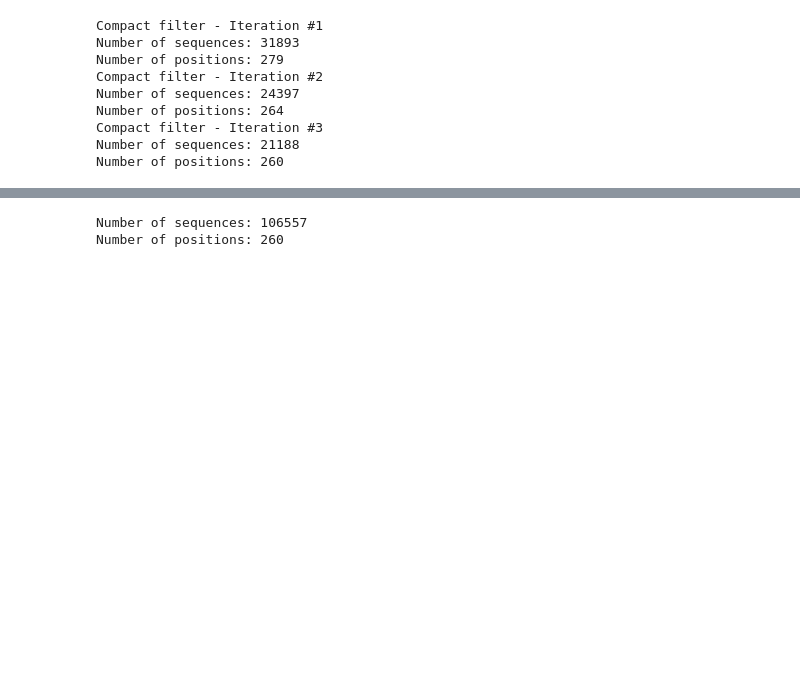
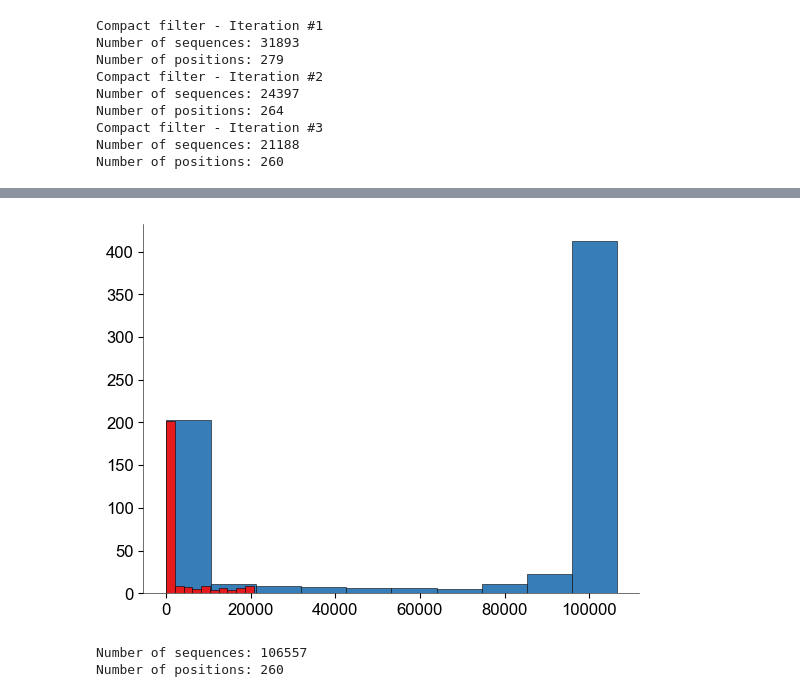
Before and after one commit to shoyip/SerProtAlign, a Jupyter notebook: notebooks/01_compact_alignment.ipynb, the cells around one changed output, grey strips where cells are left out. Saved outputs shown, nothing was run; the diff lists cells and outputs as text; code cells hidden in the pictures; blank space fills up the shorter version.

```diff
--- a/notebooks/01_compact_alignment.ipynb
+++ b/notebooks/01_compact_alignment.ipynb
@@ -61,3 +72,10 @@ fig = plot_pos_gap_distrib(aln, 'Gap per Pos after 4 Iter of Compact filter')
+# %%
+fig = plt.figure()
+plt.hist(orig_pos_gap)
+plt.hist(iter_pos_gap)
+plt.show()
+# %% [output]
+[figure, added]
 # %%
 aln.reset_seq()
 aln.print_report()
```
Also changed, not shown: parts of 19 cells of this notebook, 2 other files.
